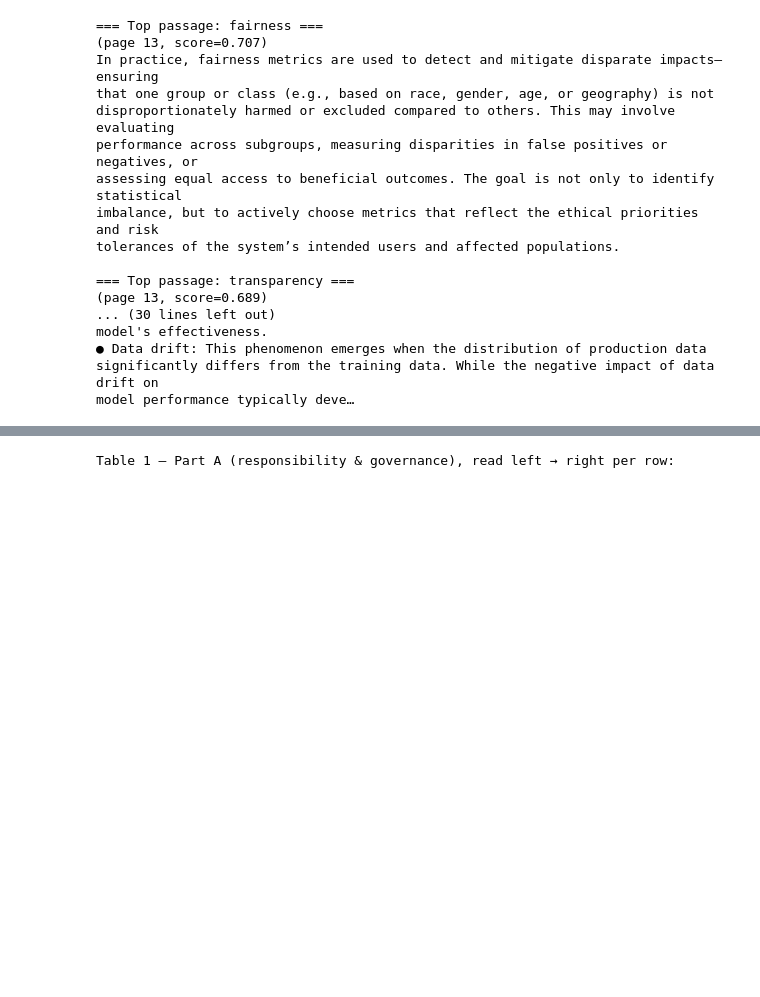
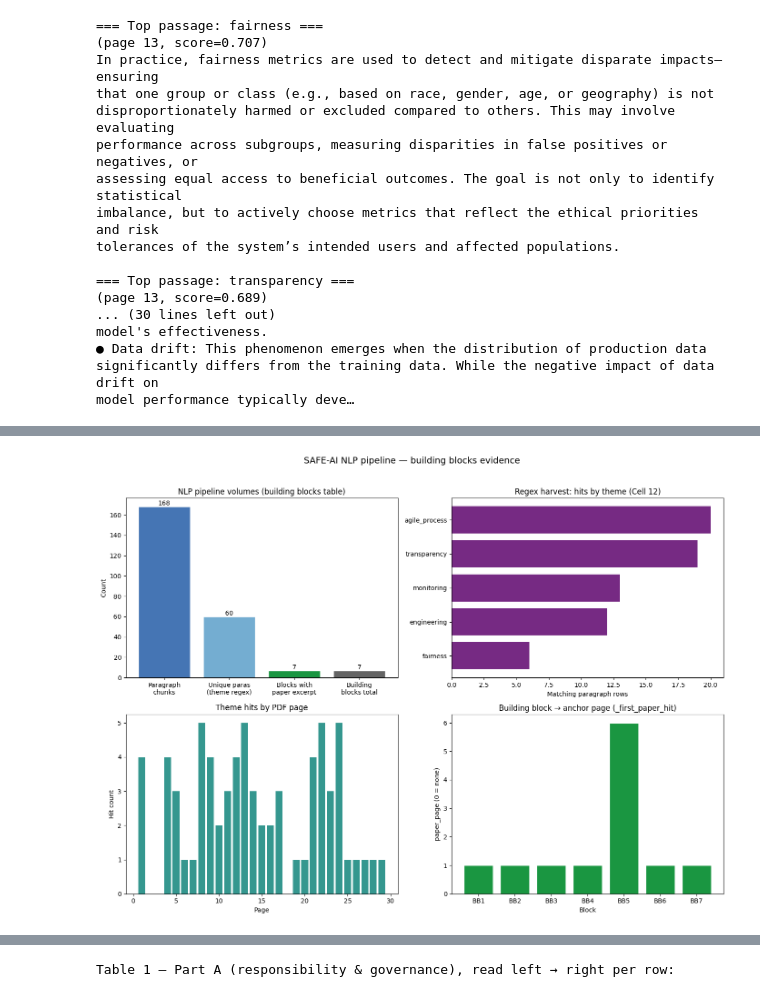
Before and after one commit to tnewman10/DDDM, a Jupyter notebook: NLP/SAFE-AI White Paper NLP.ipynb, the cells around one changed output, grey strips where cells are left out. Cells and saved outputs as stored; diff of their text form; code cells hidden in the pictures; blank space fills up the shorter version.

Commit message:
Add SAFE-AI building blocks pipeline viz, safe exports, and methodology workbook sheet.
Co-authored-by: Cursor <cursoragent@cursor.com>

```diff
--- a/NLP/SAFE-AI White Paper NLP.ipynb
+++ b/NLP/SAFE-AI White Paper NLP.ipynb
@@ -645,0 +906,82 @@ display(step_alignment)
+# %%
+# Cell 18 · NLP pipeline visualization plots
+import numpy as np
+
+n_chunks = len(chunks_df)
+if theme_hits.empty:
+    n_hit_paragraphs = 0
+    theme_counts = pd.Series(dtype=int)
+else:
+    n_hit_paragraphs = theme_hits.drop_duplicates(subset=["paragraph"]).shape[0]
+    theme_counts = theme_hits.groupby("theme").size().sort_values(ascending=True)
+
+n_blocks = len(responsibility_building_blocks)
+has_excerpt = responsibility_building_blocks["paper_excerpt"].astype(str).str.strip().ne("")
+n_with_evidence = int(has_excerpt.sum())
+
+fig, axes = plt.subplots(2, 2, figsize=(14, 10))
+
+# --- Panel A: pipeline funnel ---
+funnel_labels = [
+    "Paragraph\nchunks",
+    "Unique paras\n(theme regex)",
+    "Blocks with\npaper excerpt",
+    "Building\nblocks total",
+]
+funnel_vals = [n_chunks, n_hit_paragraphs, n_with_evidence, n_blocks]
+colors_f = ["#4575b4", "#74add1", "#1a9641", "#636363"]
+bars = axes[0, 0].bar(funnel_labels, funnel_vals, color=colors_f, edgecolor="white")
+axes[0, 0].set_title("NLP pipeline volumes (building blocks table)")
+axes[0, 0].set_ylabel("Count")
+for b, v in zip(bars, funnel_vals):
+    axes[0, 0].text(b.get_x() + b.get_width() / 2, v, str(v), ha="center", va="bottom", fontsize=10)
+
+# --- Panel B: theme_hits by theme ---
+if theme_counts.empty:
+    axes[0, 1].text(0.5, 0.5, "No theme_hits", ha="center", va="center")
+    axes[0, 1].set_axis_off()
+else:
+    axes[0, 1].barh(theme_counts.index, theme_counts.values, color="#762a83")
+    axes[0, 1].set_title("Regex harvest: hits by theme (Cell 12)")
+    axes[0, 1].set_xlabel("Matching paragraph rows")
+
+# --- Panel C: hits across PDF pages ---
+if theme_hits.empty:
+    axes[1, 0].text(0.5, 0.5, "No theme_hits", ha="center", va="center")
+    axes[1, 0].set_axis_off()
+else:
+    page_counts = theme_hits.groupby("page").size()
+    axes[1, 0].bar(page_counts.index, page_counts.values, width=0.8, color="#35978f")
+    axes[1, 0].set_title("Theme hits by PDF page")
+    axes[1, 0].set_xlabel("Page")
+    axes[1, 0].set_ylabel("Hit count")
+
+# --- Panel D: evidence page per building block ---
+bb = responsibility_building_blocks.copy()
+bb["has_evidence"] = has_excerpt.values
+pages = bb["paper_page"].fillna(-1).astype(int)
+bar_colors = ["#1a9641" if ok else "#d73027" for ok in bb["has_evidence"]]
+axes[1, 1].bar(bb["block_id"], pages.replace(-1, 0), color=bar_colors, edgecolor="white")
+axes[1, 1].set_title("Building block → anchor page (_first_paper_hit)")
+axes[1, 1].set_xlabel("Block")
+axes[1, 1].set_ylabel("paper_page (0 = none)")
+for x, (_, row) in enumerate(bb.iterrows()):
+    if not row["has_evidence"]:
+        axes[1, 1].text(x, 0.5, "no hit", ha="center", fontsize=8, rotation=90)
+
+fig.suptitle("SAFE-AI NLP pipeline — building blocks evidence", y=1.02, fontsize=14)
+fig.tight_layout()
+plt.show()
+
+try:
+    kw = pd.Series(keyword_counts).sort_values(ascending=True)
+    fig2, ax2 = plt.subplots(figsize=(8, 4))
+    ax2.barh(kw.index.astype(str), kw.values, color="#e08214")
+    ax2.set_title("Global keyword frequency in full text (Cell 12)")
+    ax2.set_xlabel("Occurrences")
+    fig2.tight_layout()
+    plt.show()
+except NameError:
+    print("Re-run Cell 12 to enable the keyword frequency chart.")
+# %% [output]
+[figure, added]
```
Also changed, not shown: parts of 12 cells of this notebook, 2 other files.
